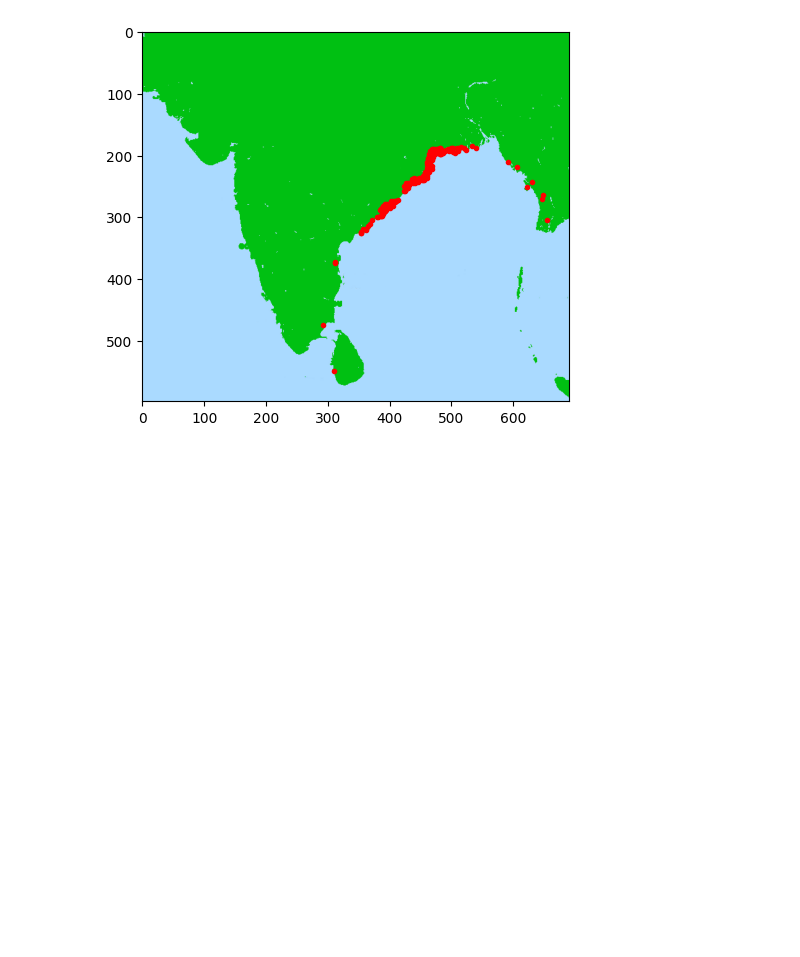
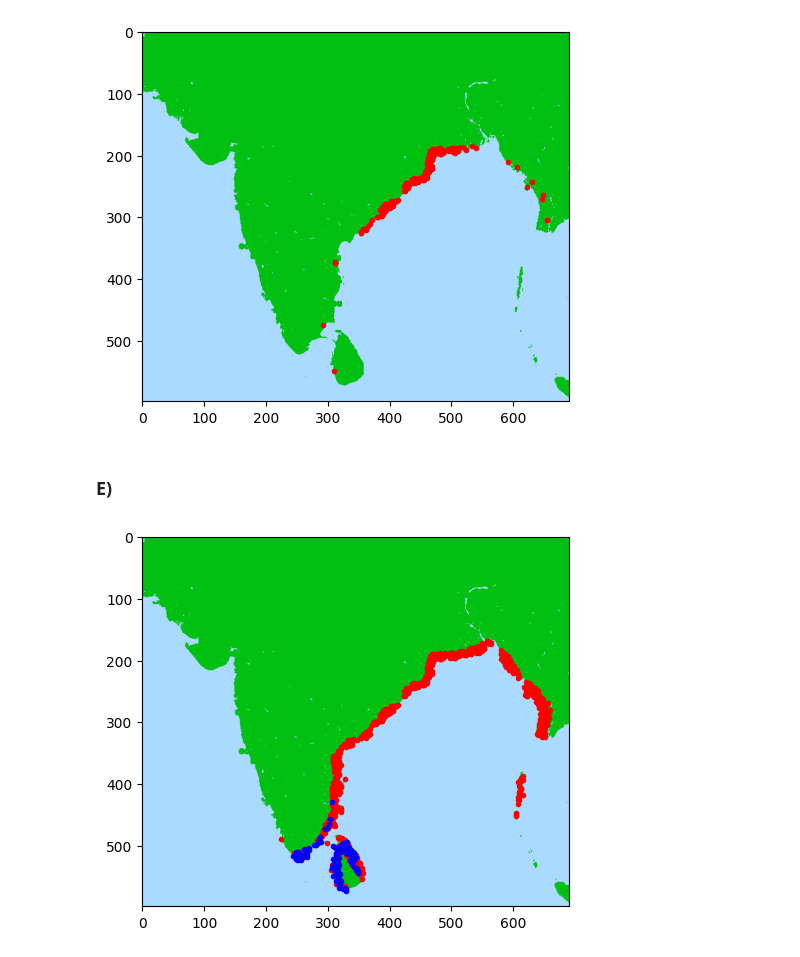
Before and after one commit to dahnlund/SF2526-Lab2, a Jupyter notebook: ex3.ipynb, the cells around one changed output. Saved outputs shown, nothing was run; the diff lists cells and outputs as text; code cells hidden in the pictures; blank space fills up the shorter version.

```diff
--- a/ex3.ipynb
+++ b/ex3.ipynb
@@ -112,3 +112,24 @@ plot_cluster(A, clusters, 6)
 [figure]
 [figure]
 [figure]
+# %% [markdown]
+### E)
+# %%
+clusters = cluster(W, 2)
+
+group0 = []
+group1 = []
+for i in range(len(clusters)):
+    if clusters[i] == 0:
+        group0.append(i)
+for i in range(len(clusters)):
+    if clusters[i] == 1:
+        group1.append(i)
+plt.figure()
+plt.imshow(A)
+for i in group0:
+    plt.plot(y_coords[i],x_coords[i], 'r.')
+for i in group1:
+    plt.plot(y_coords[i],x_coords[i], 'b.')
+# %% [output]
+[figure, added]
```
